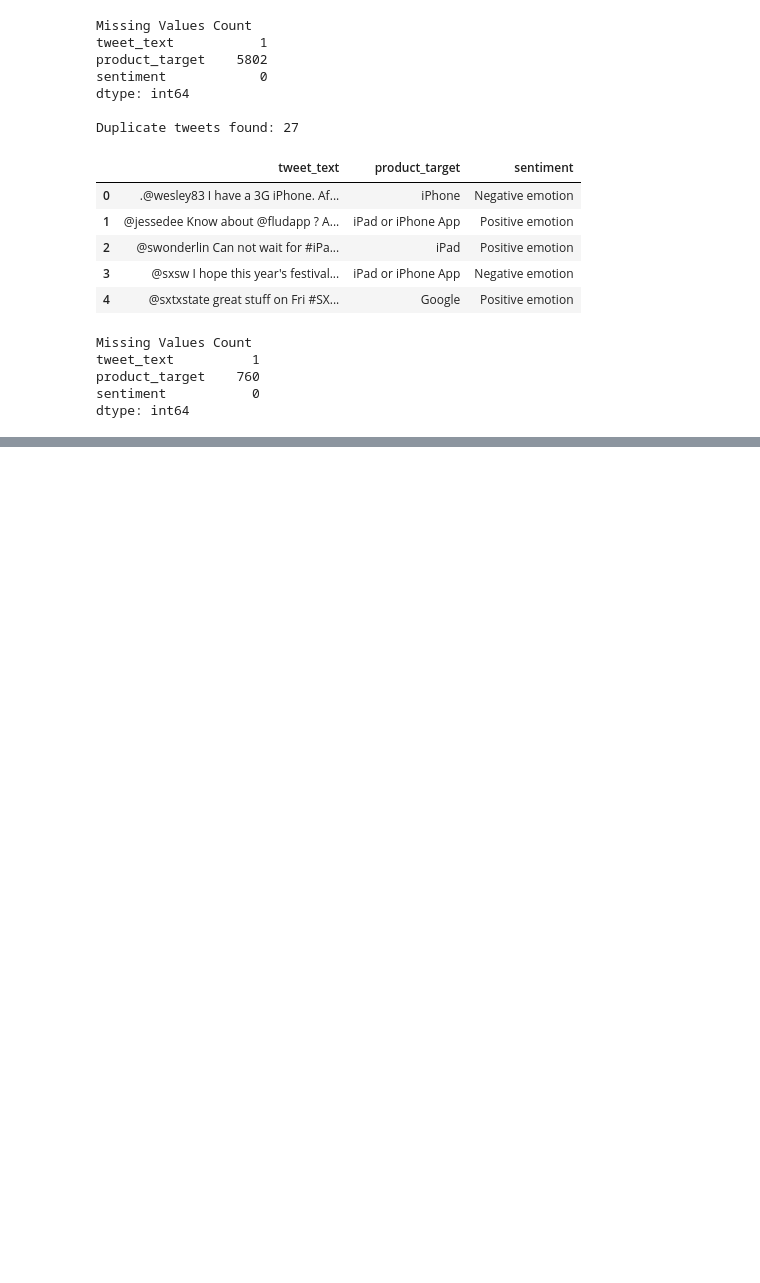
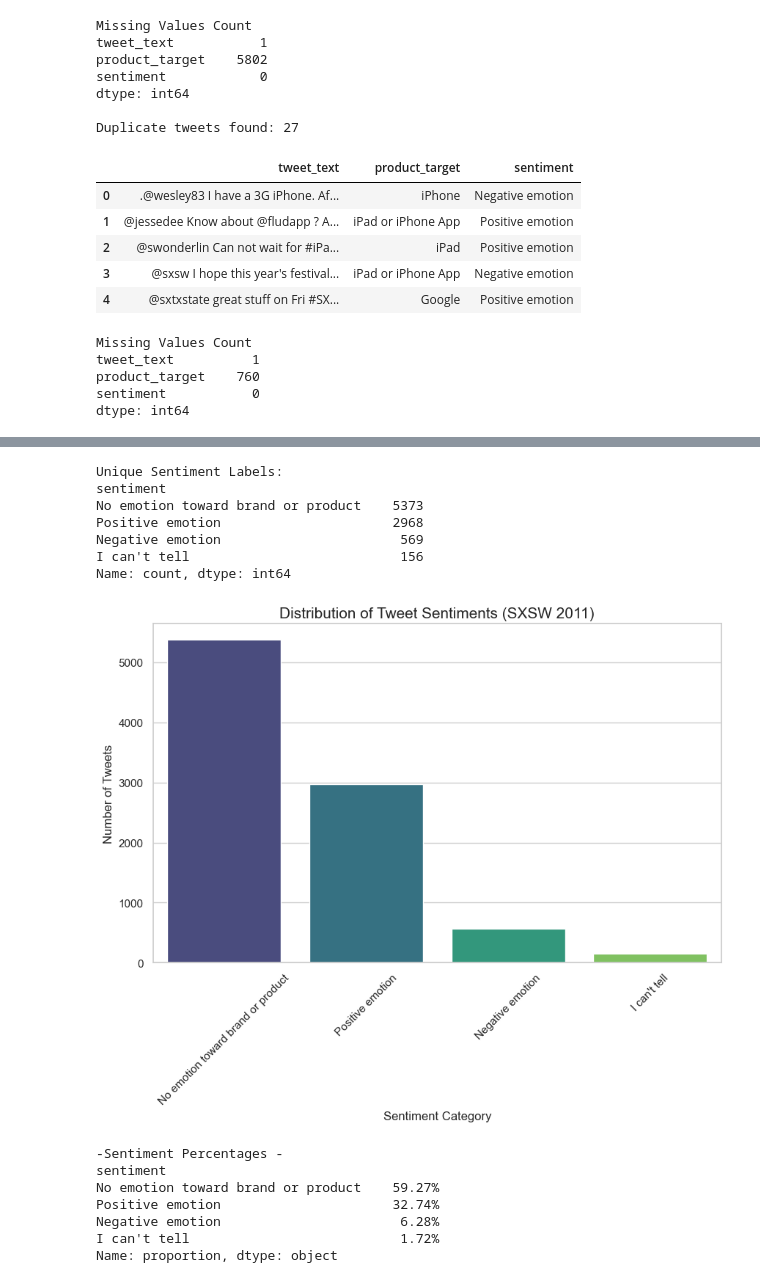
Before and after one commit to Jen-shiko/Phase4_Group3_Project, a Jupyter notebook: index.ipynb, the cells around one changed output, grey strips where cells are left out. Drawn from its saved outputs; the diff is of its cells as text; code cells hidden in the pictures; blank space fills up the shorter version.

```diff
--- a/index.ipynb
+++ b/index.ipynb
@@ -155,0 +179,35 @@ Name: sentiment, dtype: object
+# %%
+# unique values - sentiment column
+print("Unique Sentiment Labels:")
+print(df['sentiment'].value_counts())
+
+# visualize distribution of sentiments
+plt.figure(figsize=(10, 6))
+sns.countplot(x='sentiment', data=df, palette='viridis', order=df['sentiment'].value_counts().index)
+
+plt.title('Distribution of Tweet Sentiments (SXSW 2011)', fontsize=15)
+plt.xlabel('Sentiment Category', fontsize=12)
+plt.ylabel('Number of Tweets', fontsize=12)
+plt.xticks(rotation=45)
+plt.show()
+
+# calculate percentages
+sentiment_pct = df['sentiment'].value_counts(normalize=True) * 100
+print("\n-Sentiment Percentages -")
+print(sentiment_pct.map('{:.2f}%'.format))
+# %% [output]
+Unique Sentiment Labels:
+sentiment
+No emotion toward brand or product    5373
+Positive emotion                      2968
+Negative emotion                       569
+I can't tell                           156
+Name: count, dtype: int64
+[figure, added]
+-Sentiment Percentages -
+sentiment
+No emotion toward brand or product    59.27%
+Positive emotion                      32.74%
+Negative emotion                       6.28%
+I can't tell                           1.72%
+Name: proportion, dtype: object
```
Also changed, not shown: parts of 9 cells of this notebook, 1 other file.
